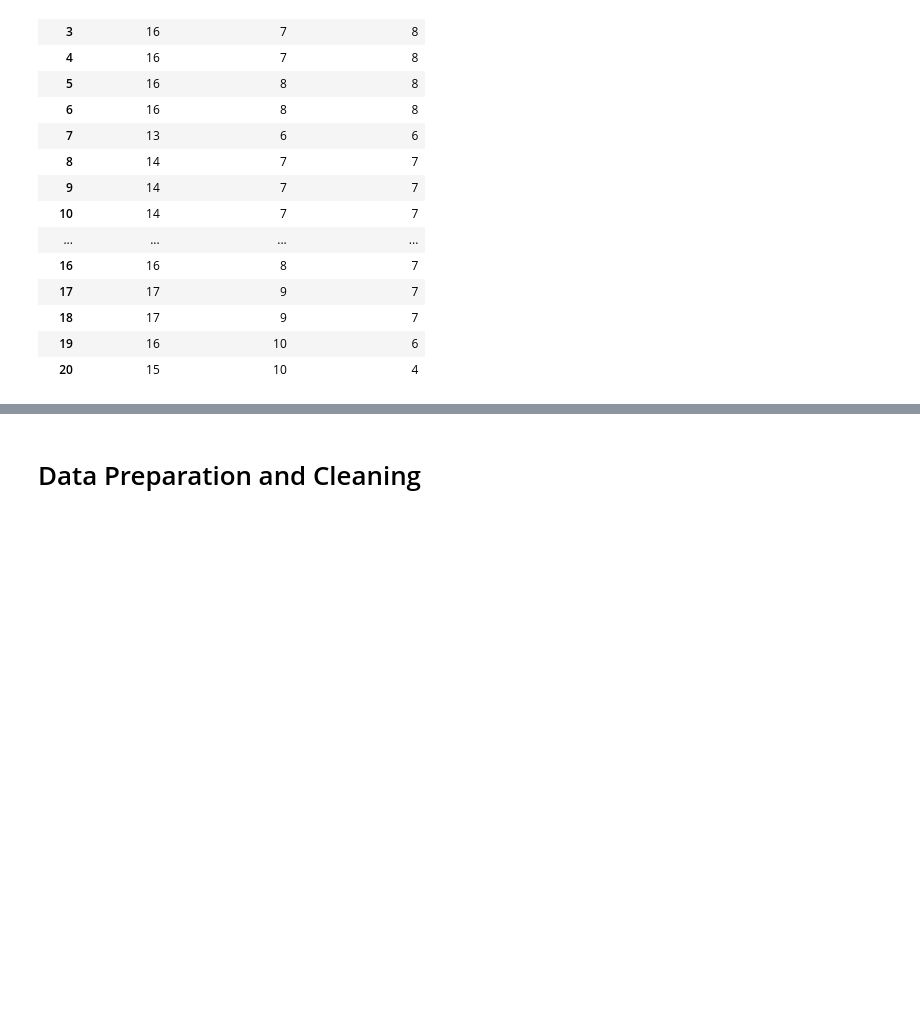
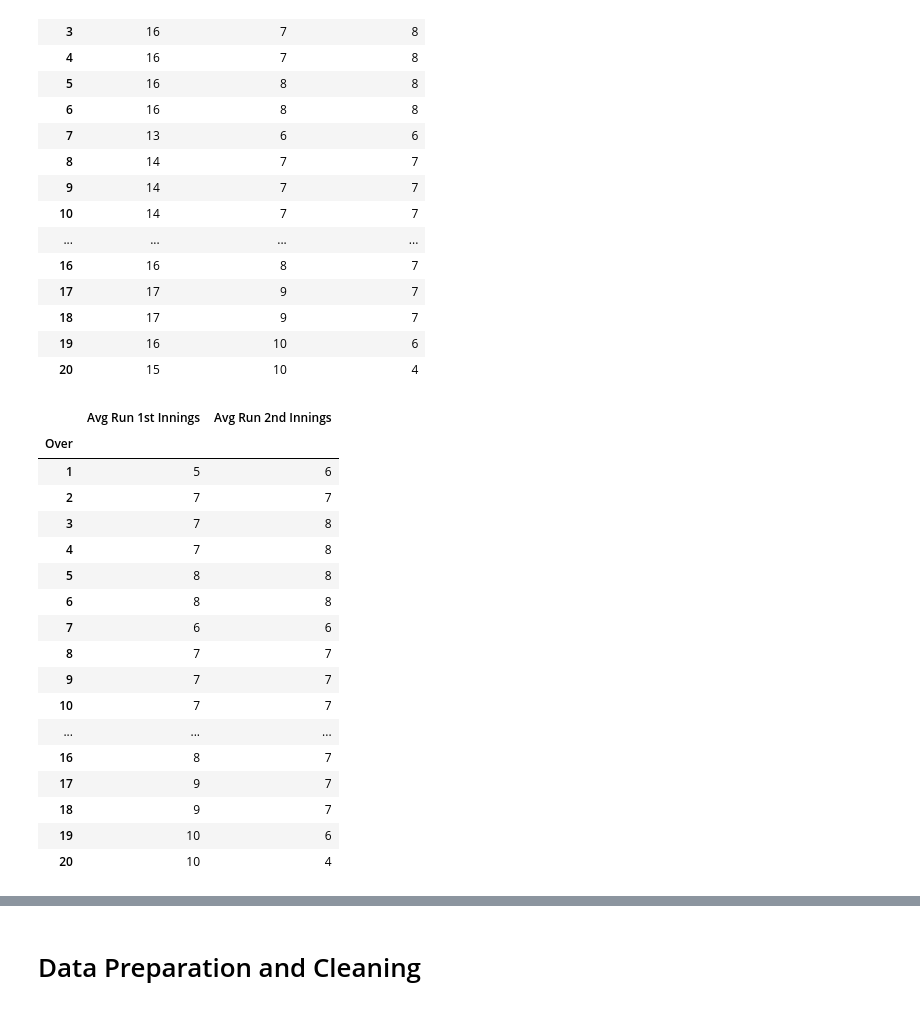
Before and after one commit to Utkarsh736/IPL_Data_Analysis, a Jupyter notebook: Template.ipynb, the cells around one changed output, grey strips where cells are left out. Saved outputs shown, nothing was run; the diff lists cells and outputs as text; code cells hidden in the pictures; blank space fills up the shorter version.

```diff
--- a/Template.ipynb
+++ b/Template.ipynb
@@ -275,6 +277,31 @@ res
 | 18 | 17 | 9 | 7 |
 | 19 | 16 | 10 | 6 |
 | 20 | 15 | 10 | 4 |
+# %%
+# Merging Innings dataframe
+
+frames2 = [df1, df2]
+res2 = pd.concat(frames2, axis=1, join = 'inner')
+res2
+# %% [output]
+|  | Avg Run 1st Innings | Avg Run 2nd Innings |
+| Over |  |  |
+| 1 | 5 | 6 |
+| 2 | 7 | 7 |
+| 3 | 7 | 8 |
+| 4 | 7 | 8 |
+| 5 | 8 | 8 |
+| 6 | 8 | 8 |
+| 7 | 6 | 6 |
+| 8 | 7 | 7 |
+| 9 | 7 | 7 |
+| 10 | 7 | 7 |
+| ... | ... | ... |
+| 16 | 8 | 7 |
+| 17 | 9 | 7 |
+| 18 | 9 | 7 |
+| 19 | 10 | 6 |
+| 20 | 10 | 4 |
 # %%
 sns.lineplot(data=res)
 # %% [output]
```
Also changed, not shown: parts of 3 cells of this notebook.
